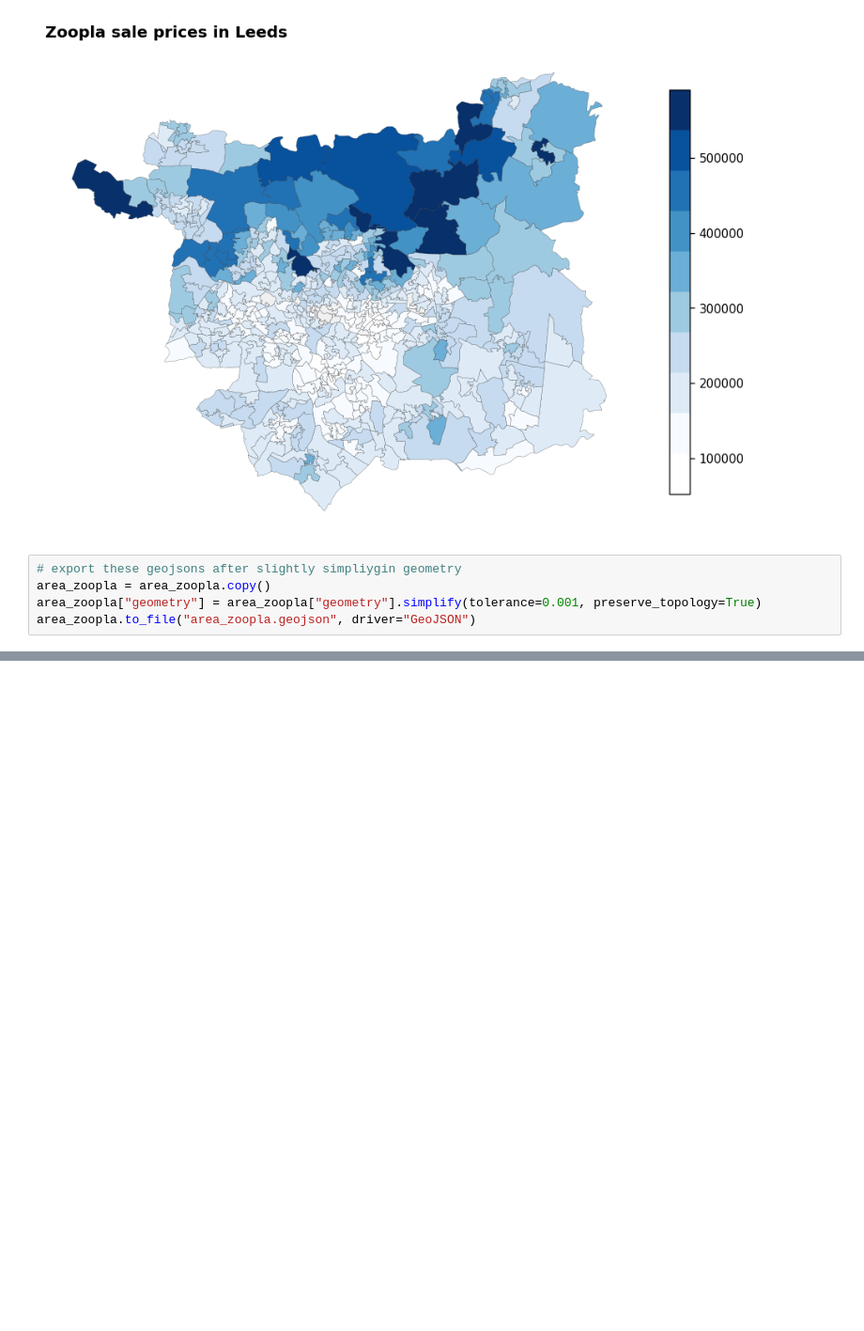
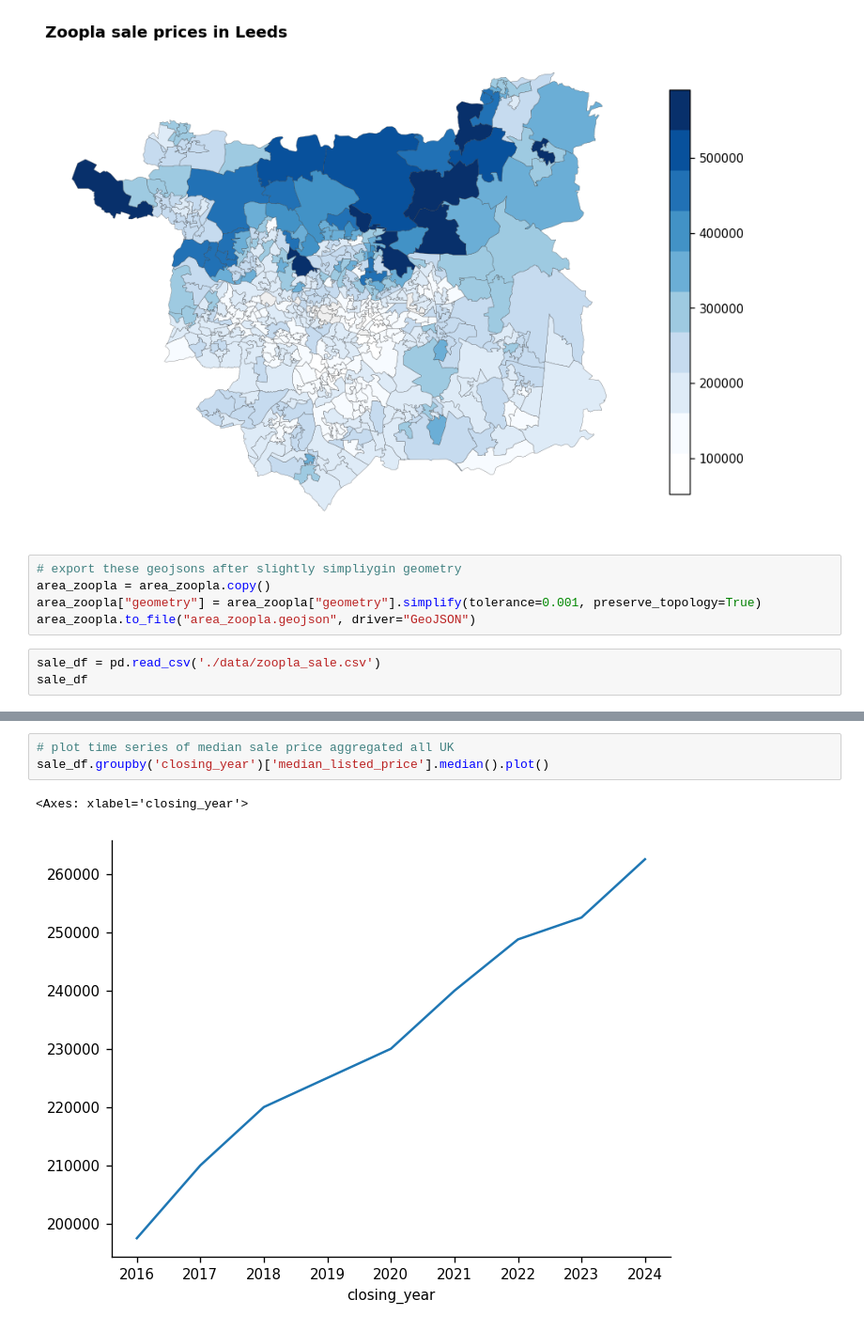
Before and after one commit to Leeds-HASP/digital-festival-2026, a Jupyter notebook: HASP_workshop.ipynb, the cells around one changed output, grey strips where cells are left out. Shown at 94% size. Cells and saved outputs as stored; diff of their text form; blank space fills up the shorter version.

```diff
--- a/HASP_workshop.ipynb
+++ b/HASP_workshop.ipynb
@@ -637,3 +638,6 @@ else:
 area_zoopla = area_zoopla.copy()
 area_zoopla["geometry"] = area_zoopla["geometry"].simplify(tolerance=0.001, preserve_topology=True)
 area_zoopla.to_file("area_zoopla.geojson", driver="GeoJSON")
+# %%
+sale_df = pd.read_csv('./data/zoopla_sale.csv')
+sale_df
@@ -639,0 +658,6 @@ area_zoopla.to_file("area_zoopla.geojson", driver="GeoJSON")
+# %%
+# plot time series of median sale price aggregated all UK
+sale_df.groupby('closing_year')['median_listed_price'].median().plot()
+# %% [output]
+<Axes: xlabel='closing_year'>
+[figure, added]
```
Also changed, not shown: parts of 12 cells of this notebook.
